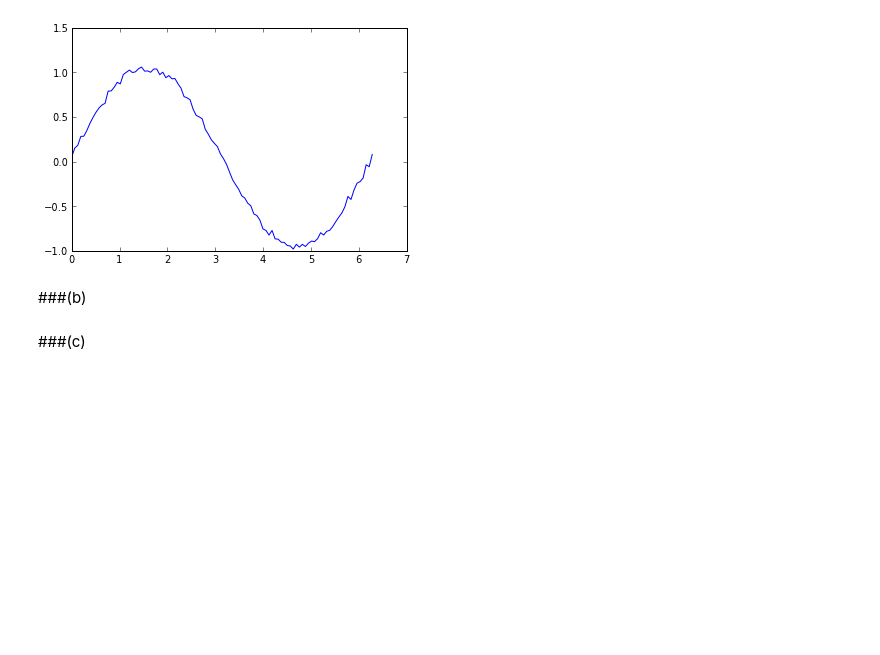
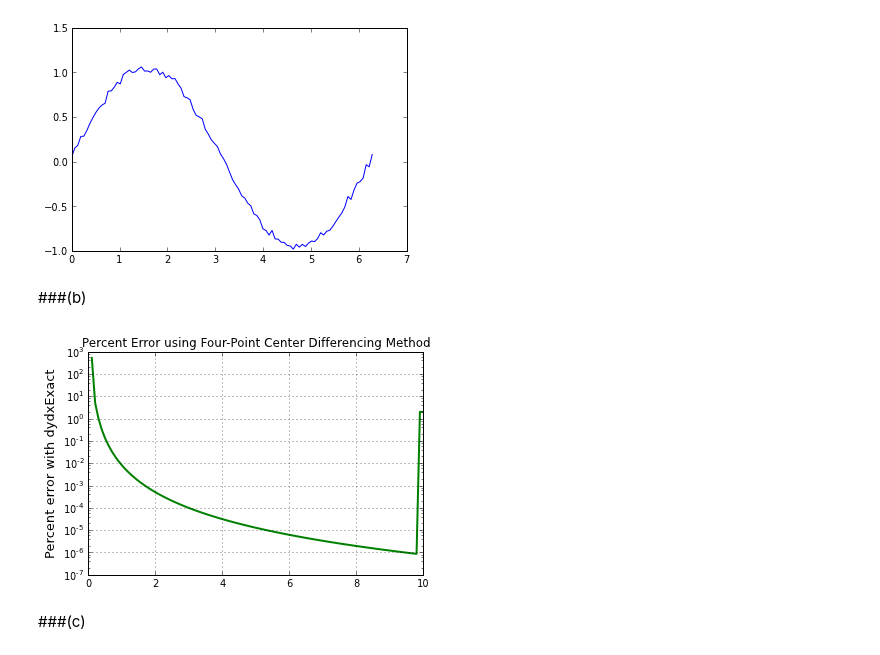
Before and after one commit to mullenray/PHYS202-S13, a Jupyter notebook: Week4/InterpAndDiffEx3.ipynb, the cells around one changed output. Saved outputs shown, nothing was run; the diff lists cells and outputs as text; code cells hidden in the pictures; blank space fills up the shorter version.

```diff
--- a/Week4/InterpAndDiffEx3.ipynb
+++ b/Week4/InterpAndDiffEx3.ipynb
@@ -150,3 +157,19 @@ lower = finiteDifference(x,z)
+# %%
+x = arange(0.0,10.01,0.1)
+y = x**5
+
+dydx = fourPtFiniteDiff(x,y)
+
+dydxExact = 5*x**4
+percentError = 100*abs( dydx[1:] - dydxExact[1:] )/dydxExact[1:]
+
+semilogy(x[1:], percentError, color = "green", linewidth = 2)
+grid(True)
+title("Percent Error using Four-Point Center Differencing Method")
+ylabel("Percent error with dydxExact", fontsize = 13)
+show()
+# %% [output]
+[figure, added]
 # %% [markdown]
 ###(c)
 # %%
```
Also changed, not shown: parts of 10 cells of this notebook, 1 other file.
